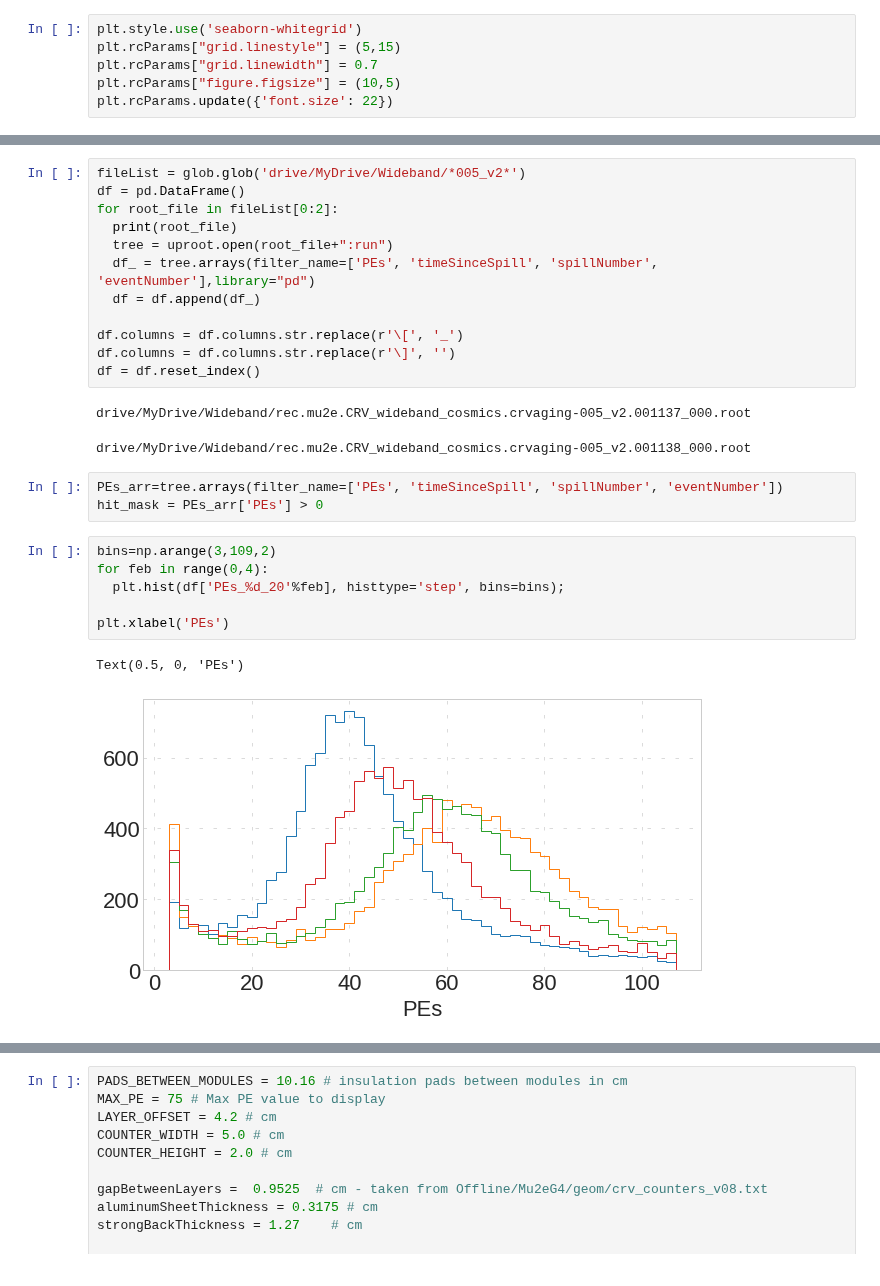
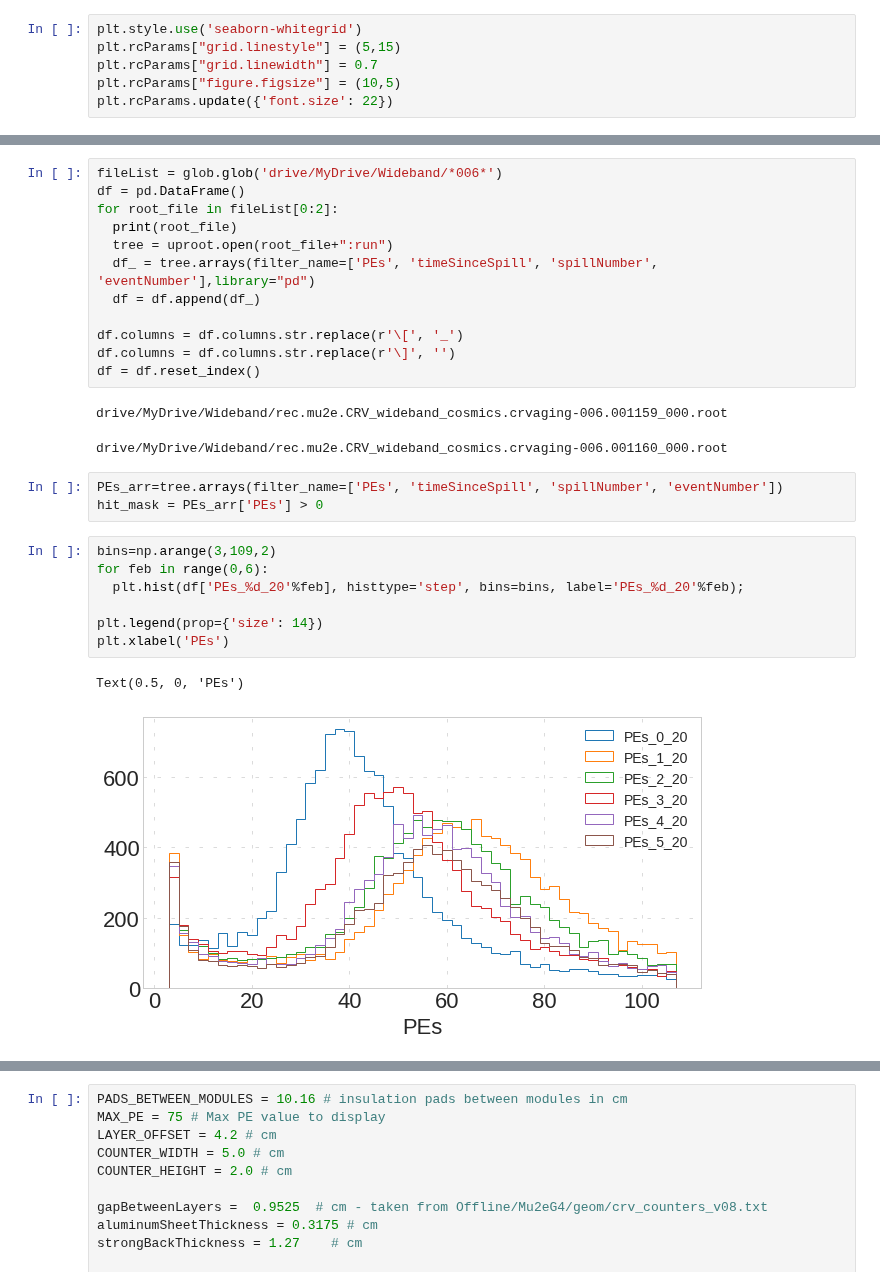
Before and after one commit to oksuzian/Mu2eANL, a Jupyter notebook: Wideband/WidebandAna.ipynb, the cells around one changed output, grey strips where cells are left out. Saved outputs shown, nothing was run; the diff lists cells and outputs as text.

```diff
--- a/Wideband/WidebandAna.ipynb
+++ b/Wideband/WidebandAna.ipynb
@@ -44,5 +48,5 @@ if False:
 # %%
-fileList = glob.glob('drive/MyDrive/Wideband/*005_v2*')
+fileList = glob.glob('drive/MyDrive/Wideband/*006*')
 df = pd.DataFrame()
 for root_file in fileList[0:2]:
   print(root_file)
@@ -54,20 +58,21 @@ df.columns = df.columns.str.replace(r'\[', '_')
 df.columns = df.columns.str.replace(r'\]', '')
 df = df.reset_index()
 # %% [output]
-drive/MyDrive/Wideband/rec.mu2e.CRV_wideband_cosmics.crvaging-005_v2.001137_000.root
+drive/MyDrive/Wideband/rec.mu2e.CRV_wideband_cosmics.crvaging-006.001159_000.root
-drive/MyDrive/Wideband/rec.mu2e.CRV_wideband_cosmics.crvaging-005_v2.001138_000.root
+drive/MyDrive/Wideband/rec.mu2e.CRV_wideband_cosmics.crvaging-006.001160_000.root
 # %%
 PEs_arr=tree.arrays(filter_name=['PEs', 'timeSinceSpill', 'spillNumber', 'eventNumber'])
 hit_mask = PEs_arr['PEs'] > 0
 # %%
 bins=np.arange(3,109,2)
-for feb in range(0,4):
-  plt.hist(df['PEs_%d_20'%feb], histtype='step', bins=bins);
+for feb in range(0,6):
+  plt.hist(df['PEs_%d_20'%feb], histtype='step', bins=bins, label='PEs_%d_20'%feb);
 
+plt.legend(prop={'size': 14})
 plt.xlabel('PEs')
 # %% [output]
 Text(0.5, 0, 'PEs')
-[figure, old version]
+[figure, new version]
 # %%
 df_cut = df.loc[df['PEs_0_0']>5]
 plt.hist2d(df_cut['spillNumber'] + df_cut['timeSinceSpill_0_0']/1e9, df_cut['PEs_0_0'], bins=(30,200), norm=matplotlib.colors.LogNorm(), cmap=plt.cm.jet);
```
Also changed, not shown: parts of 16 cells of this notebook.
